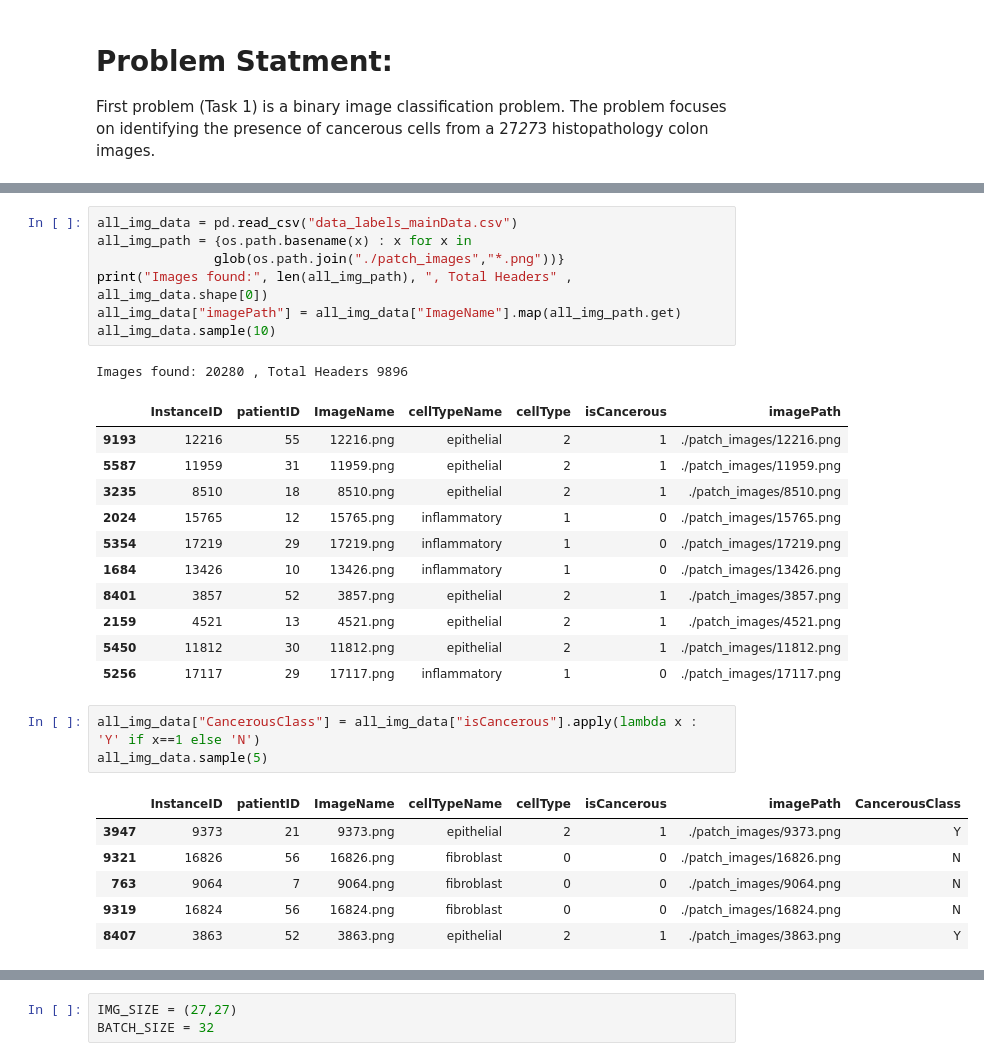
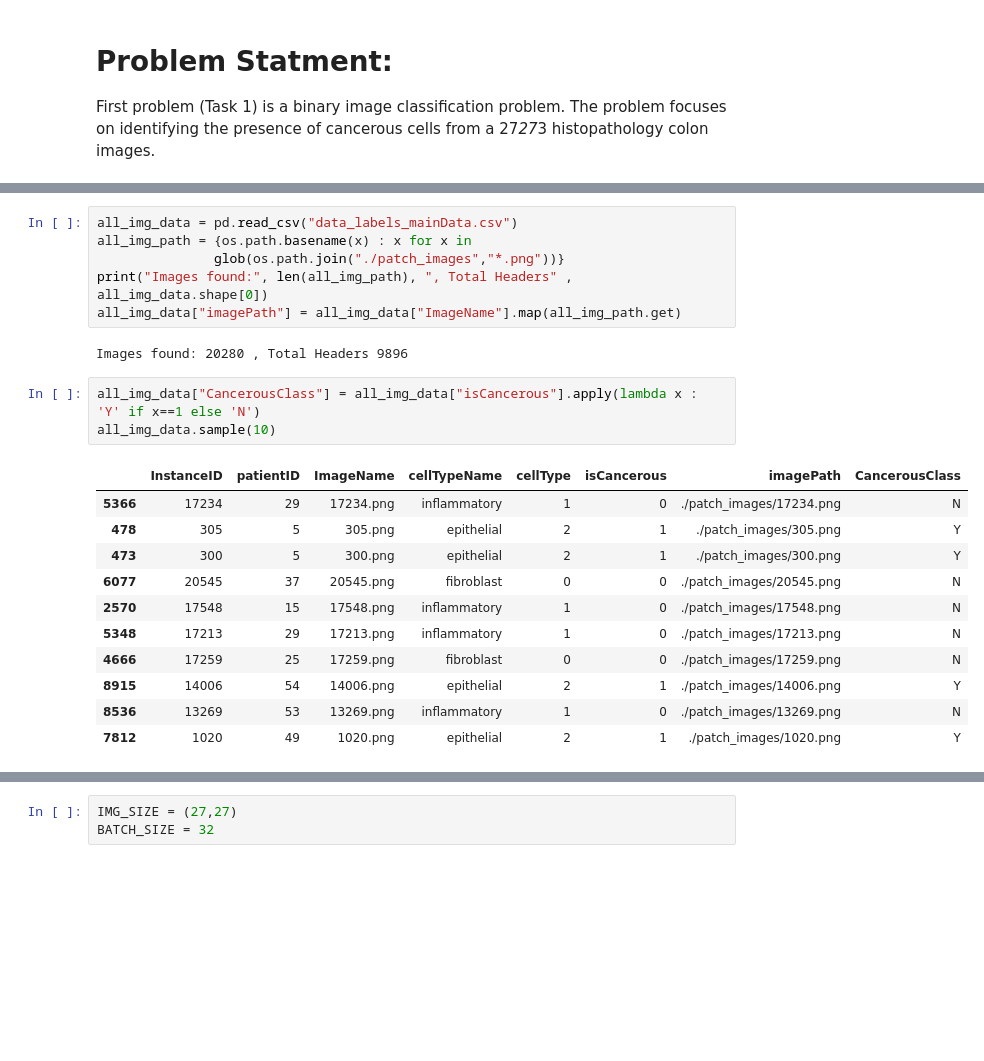
Before and after one commit to kumarv987/ML_2021_Assignment2, a Jupyter notebook: Assignment-2(1).ipynb, the cells around one changed output, grey strips where cells are left out. Drawn from its saved outputs; the diff is of its cells as text; blank space fills up the shorter version.

```diff
--- a/Assignment-2(1).ipynb
+++ b/Assignment-2(1).ipynb
@@ -35,27 +31,20 @@ all_img_path = {os.path.basename(x) : x for x in
                glob(os.path.join("./patch_images","*.png"))}
 print("Images found:", len(all_img_path), ", Total Headers" , all_img_data.shape[0])
 all_img_data["imagePath"] = all_img_data["ImageName"].map(all_img_path.get)
-all_img_data.sample(10)
 # %% [output]
 Images found: 20280 , Total Headers 9896
-|  | InstanceID | patientID | ImageName | cellTypeName | cellType | isCancerous | imagePath |
-| 9193 | 12216 | 55 | 12216.png | epithelial | 2 | 1 | ./patch_images/12216.png |
-| 5587 | 11959 | 31 | 11959.png | epithelial | 2 | 1 | ./patch_images/11959.png |
-| 3235 | 8510 | 18 | 8510.png | epithelial | 2 | 1 | ./patch_images/8510.png |
-| 2024 | 15765 | 12 | 15765.png | inflammatory | 1 | 0 | ./patch_images/15765.png |
-| 5354 | 17219 | 29 | 17219.png | inflammatory | 1 | 0 | ./patch_images/17219.png |
-| 1684 | 13426 | 10 | 13426.png | inflammatory | 1 | 0 | ./patch_images/13426.png |
-| 8401 | 3857 | 52 | 3857.png | epithelial | 2 | 1 | ./patch_images/3857.png |
-| 2159 | 4521 | 13 | 4521.png | epithelial | 2 | 1 | ./patch_images/4521.png |
-| 5450 | 11812 | 30 | 11812.png | epithelial | 2 | 1 | ./patch_images/11812.png |
-| 5256 | 17117 | 29 | 17117.png | inflammatory | 1 | 0 | ./patch_images/17117.png |
 # %%
 all_img_data["CancerousClass"] = all_img_data["isCancerous"].apply(lambda x : 'Y' if x==1 else 'N')
-all_img_data.sample(5)
+all_img_data.sample(10)
 # %% [output]
 |  | InstanceID | patientID | ImageName | cellTypeName | cellType | isCancerous | imagePath | CancerousClass |
-| 3947 | 9373 | 21 | 9373.png | epithelial | 2 | 1 | ./patch_images/9373.png | Y |
-| 9321 | 16826 | 56 | 16826.png | fibroblast | 0 | 0 | ./patch_images/16826.png | N |
-| 763 | 9064 | 7 | 9064.png | fibroblast | 0 | 0 | ./patch_images/9064.png | N |
-| 9319 | 16824 | 56 | 16824.png | fibroblast | 0 | 0 | ./patch_images/16824.png | N |
-| 8407 | 3863 | 52 | 3863.png | epithelial | 2 | 1 | ./patch_images/3863.png | Y |
+| 5366 | 17234 | 29 | 17234.png | inflammatory | 1 | 0 | ./patch_images/17234.png | N |
+| 478 | 305 | 5 | 305.png | epithelial | 2 | 1 | ./patch_images/305.png | Y |
+| 473 | 300 | 5 | 300.png | epithelial | 2 | 1 | ./patch_images/300.png | Y |
+| 6077 | 20545 | 37 | 20545.png | fibroblast | 0 | 0 | ./patch_images/20545.png | N |
+| 2570 | 17548 | 15 | 17548.png | inflammatory | 1 | 0 | ./patch_images/17548.png | N |
+| 5348 | 17213 | 29 | 17213.png | inflammatory | 1 | 0 | ./patch_images/17213.png | N |
+| 4666 | 17259 | 25 | 17259.png | fibroblast | 0 | 0 | ./patch_images/17259.png | N |
+| 8915 | 14006 | 54 | 14006.png | epithelial | 2 | 1 | ./patch_images/14006.png | Y |
+| 8536 | 13269 | 53 | 13269.png | inflammatory | 1 | 0 | ./patch_images/13269.png | N |
+| 7812 | 1020 | 49 | 1020.png | epithelial | 2 | 1 | ./patch_images/1020.png | Y |
```
Also changed, not shown: parts of 42 cells of this notebook.
